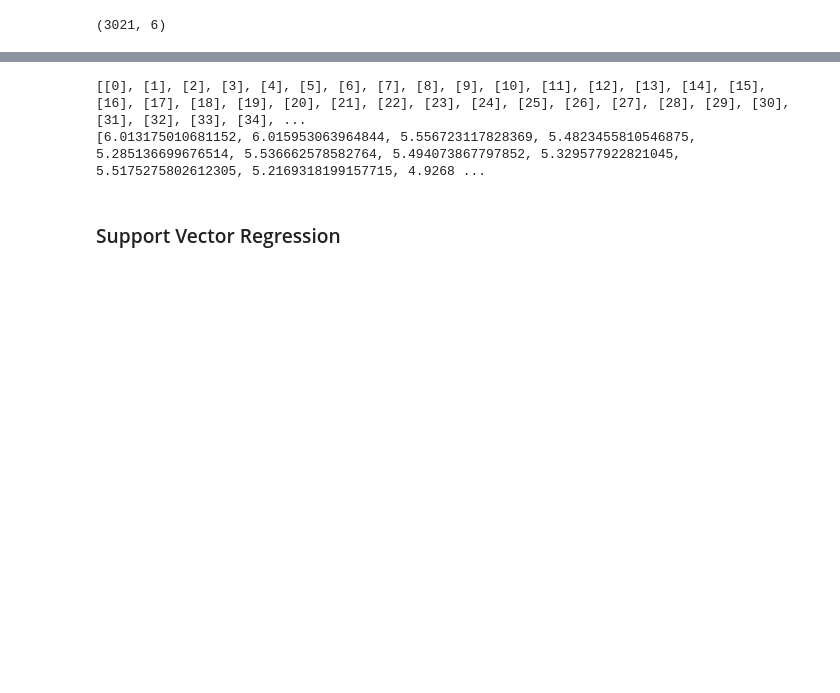
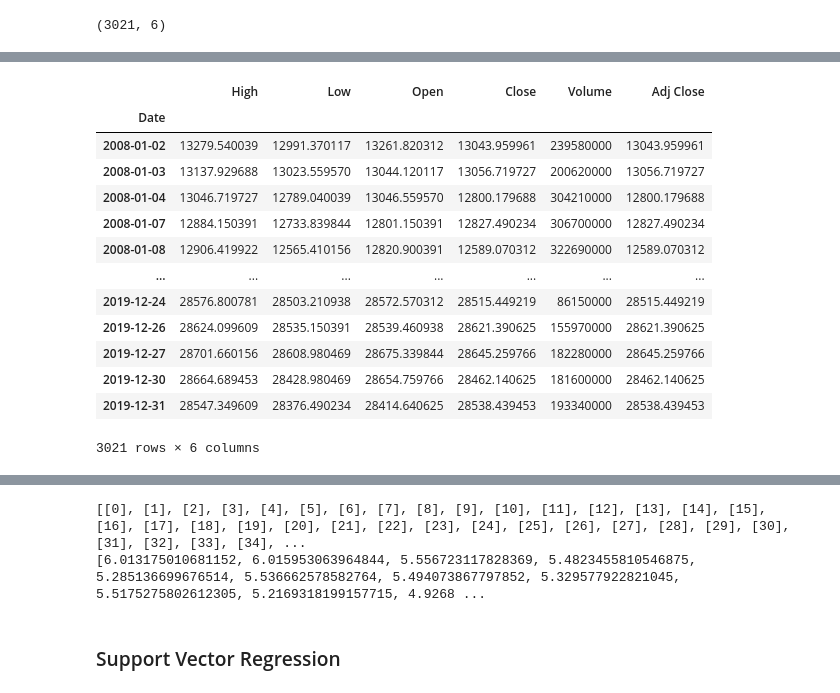
Before and after one commit to zlibutmatthew/Stock-Prediction-SVM, a Jupyter notebook: SVM_Stock_Prediction.ipynb, the cells around one changed output, grey strips where cells are left out. Cells and saved outputs as stored; diff of their text form; code cells hidden in the pictures; blank space fills up the shorter version.

```diff
--- a/SVM_Stock_Prediction.ipynb
+++ b/SVM_Stock_Prediction.ipynb
@@ -32,0 +56,18 @@ df.shape
+# %%
+df_dow = web.DataReader('^DJI', data_source='yahoo', start='2008-01-01', end='2019-12-31')
+df_dow
+# %% [output]
+|  | High | Low | Open | Close | Volume | Adj Close |
+| Date |  |  |  |  |  |  |
+| 2008-01-02 | 13279.540039 | 12991.370117 | 13261.820312 | 13043.959961 | 239580000 | 13043.959961 |
+| 2008-01-03 | 13137.929688 | 13023.559570 | 13044.120117 | 13056.719727 | 200620000 | 13056.719727 |
+| 2008-01-04 | 13046.719727 | 12789.040039 | 13046.559570 | 12800.179688 | 304210000 | 12800.179688 |
+| 2008-01-07 | 12884.150391 | 12733.839844 | 12801.150391 | 12827.490234 | 306700000 | 12827.490234 |
+| 2008-01-08 | 12906.419922 | 12565.410156 | 12820.900391 | 12589.070312 | 322690000 | 12589.070312 |
+| ... | ... | ... | ... | ... | ... | ... |
+| 2019-12-24 | 28576.800781 | 28503.210938 | 28572.570312 | 28515.449219 | 86150000 | 28515.449219 |
+| 2019-12-26 | 28624.099609 | 28535.150391 | 28539.460938 | 28621.390625 | 155970000 | 28621.390625 |
+| 2019-12-27 | 28701.660156 | 28608.980469 | 28675.339844 | 28645.259766 | 182280000 | 28645.259766 |
+| 2019-12-30 | 28664.689453 | 28428.980469 | 28654.759766 | 28462.140625 | 181600000 | 28462.140625 |
+| 2019-12-31 | 28547.349609 | 28376.490234 | 28414.640625 | 28538.439453 | 193340000 | 28538.439453 |
+3021 rows × 6 columns
```
Also changed, not shown: parts of 18 cells of this notebook.
